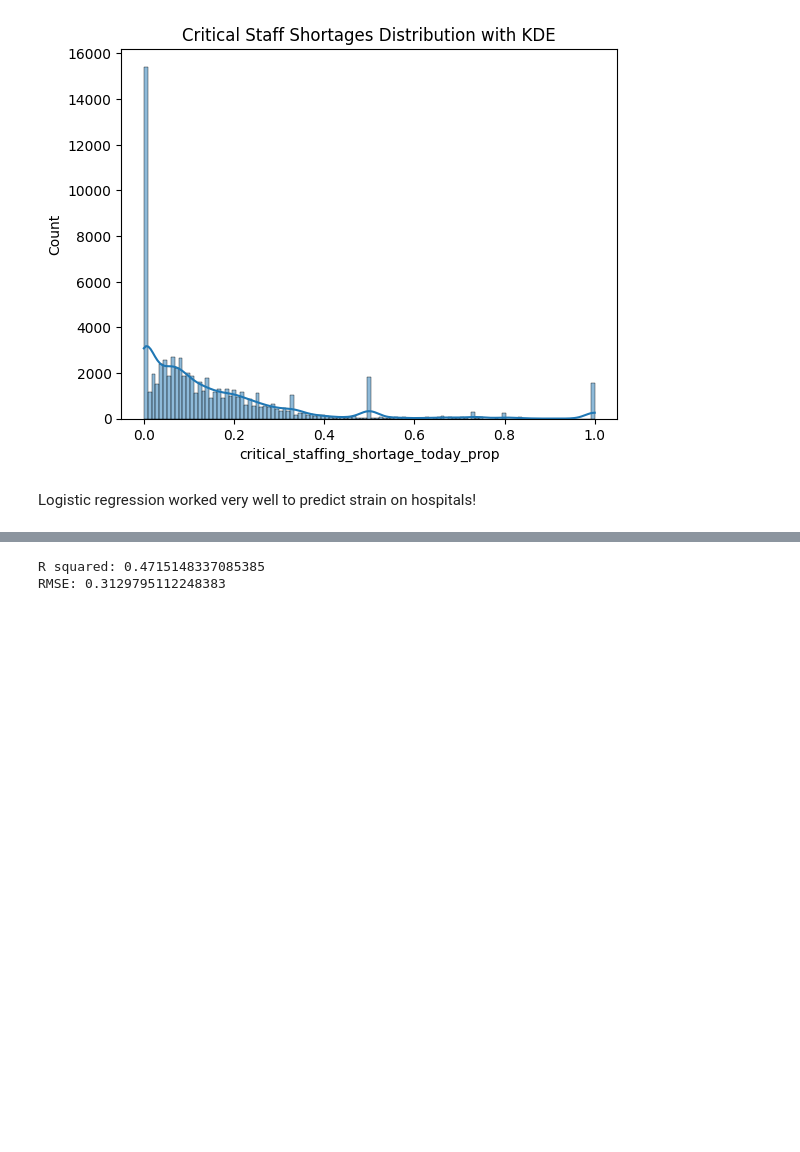
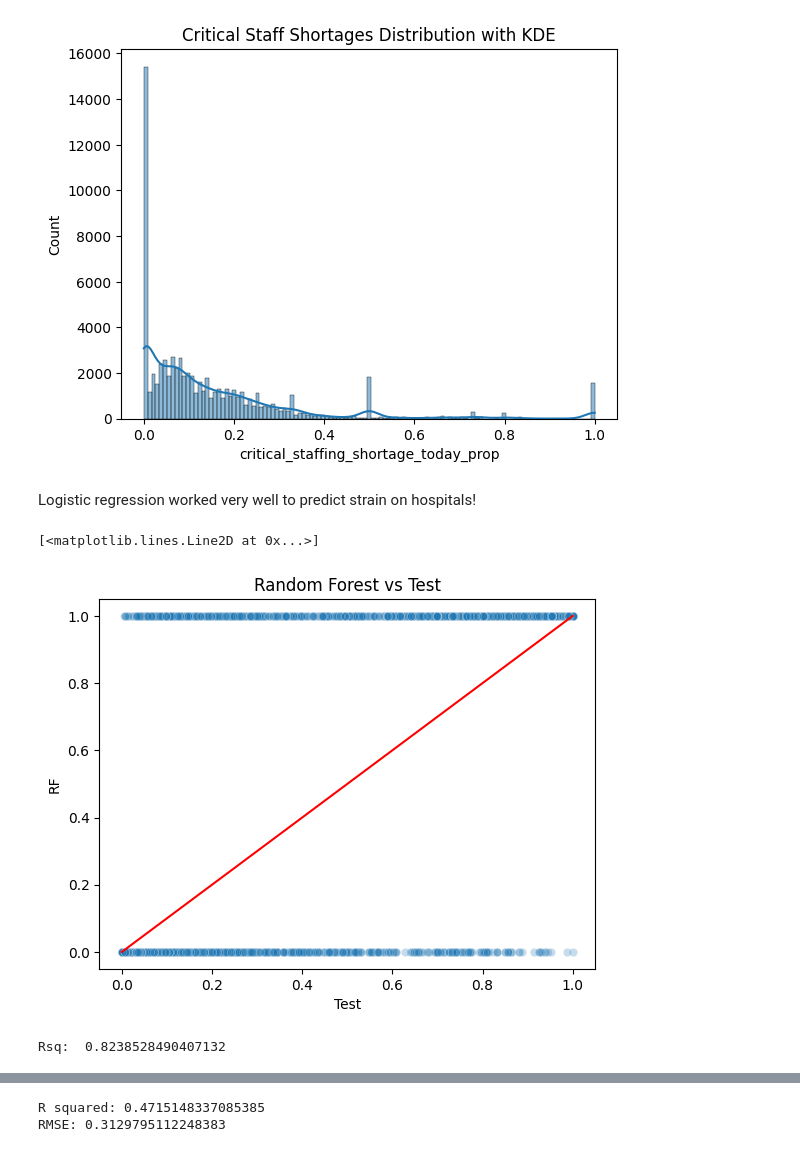
Before and after one commit to hasitanalluri/mlgroupproject, a Jupyter notebook: ML_Final_Project_Code.ipynb, the cells around one changed output, grey strips where cells are left out. Drawn from its saved outputs; the diff is of its cells as text; code cells hidden in the pictures; blank space fills up the shorter version.

Commit message:
Finished random forests

```diff
--- a/ML_Final_Project_Code.ipynb
+++ b/ML_Final_Project_Code.ipynb
@@ -354,0 +369,27 @@ Logistic regression worked very well to predict strain on hospitals!
+# %%
+# Use random forests to determine what features are driving strain
+from sklearn.ensemble import RandomForestRegressor
+
+# Fit model:
+model = RandomForestRegressor(max_depth=10) # Build a random forest model
+rf = model.fit(X_train,y_train) # Fit the rf model
+
+# Make predictions:
+y_hat_rf = rf.predict(X_test) # Model predictions
+# %%
+# Scatterplot of predicted v. actual:
+import matplotlib.pyplot as plt
+sns.scatterplot(y=y_test, x=y_hat_rf,alpha=.25).set(title='Random Forest vs Test', xlabel = 'Test', ylabel='RF') # Predicted v Actual
+
+x_min = min(y_test)
+x_max = max(y_test)
+y_min = min(y_hat_rf)
+y_max = max(y_hat_rf)
+plt.plot([x_min, x_max], [y_min, y_max], color='red')
+# %% [output]
+[<matplotlib.lines.Line2D at 0x...>]
+[figure, added]
+# %%
+print( 'Rsq: ', rf.score(X_test,y_test) ) # Rsq measure
+# %% [output]
+Rsq:  0.8238528490407132
```
Also changed, not shown: parts of 7 cells of this notebook.
